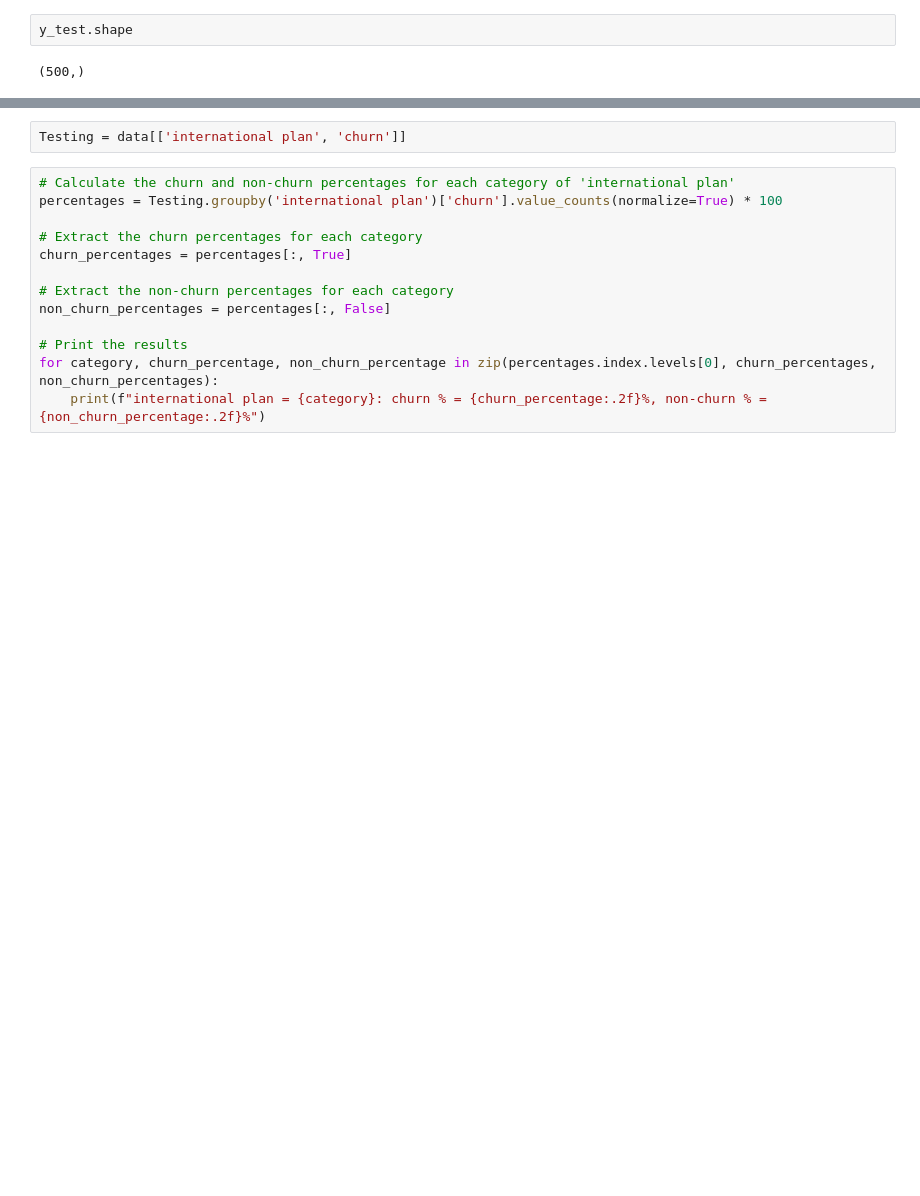
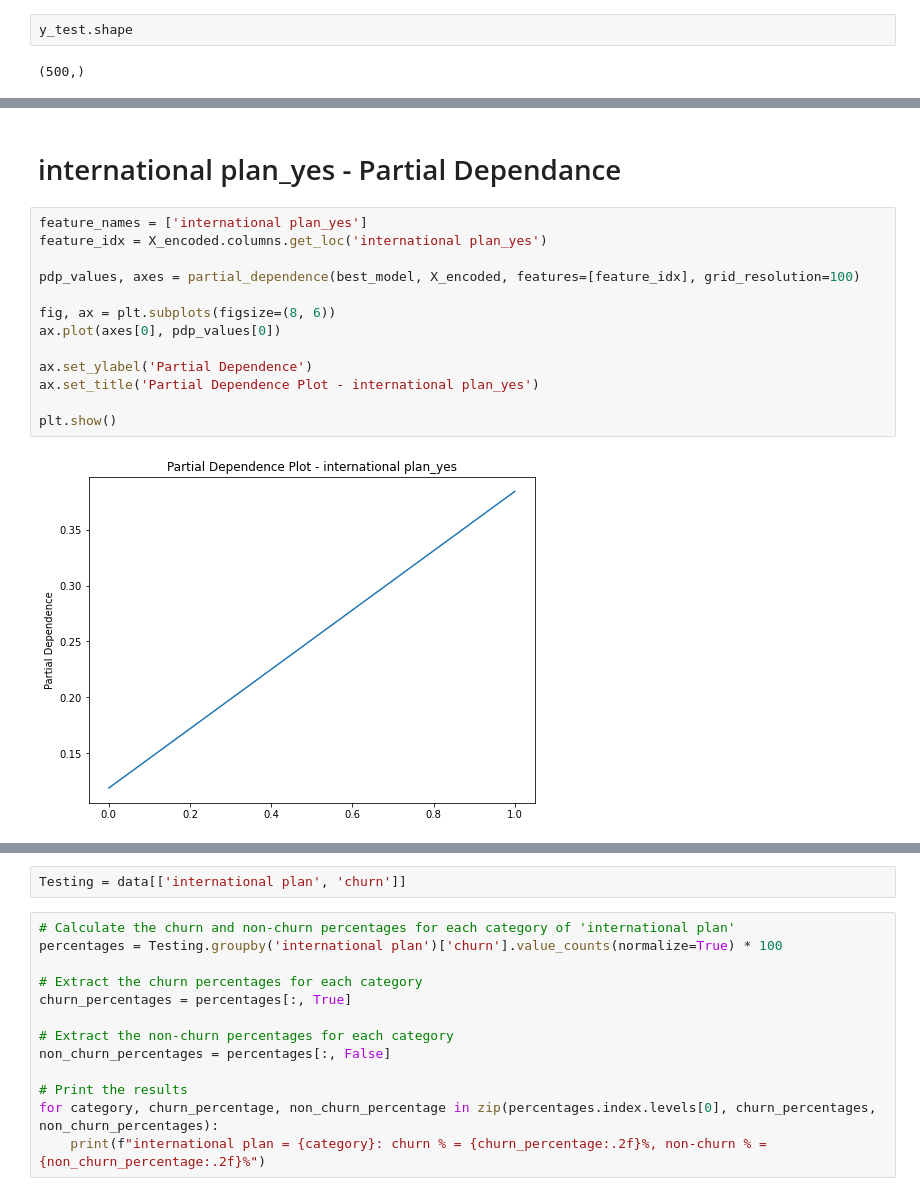
Before and after one commit to SeanE09/FPandA_Churn_Model, a Jupyter notebook: Dec Tree File (Advanced and Final) 6.1.2023-Copy1 ^^^USE THIS^^^.ipynb, the cells around one changed output, grey strips where cells are left out. Cells and saved outputs as stored; diff of their text form; blank space fills up the shorter version.

```diff
--- a/Dec Tree File (Advanced and Final) 6.1.2023-Copy1 ^^^USE THIS^^^.ipynb
+++ b/Dec Tree File (Advanced and Final) 6.1.2023-Copy1 ^^^USE THIS^^^.ipynb
@@ -379,0 +386,17 @@ plt.show()
+# %% [markdown]
+# international plan_yes - Partial Dependance
+# %%
+feature_names = ['international plan_yes']
+feature_idx = X_encoded.columns.get_loc('international plan_yes')
+
+pdp_values, axes = partial_dependence(best_model, X_encoded, features=[feature_idx], grid_resolution=100)
+
+fig, ax = plt.subplots(figsize=(8, 6))
+ax.plot(axes[0], pdp_values[0])
+
+ax.set_ylabel('Partial Dependence')
+ax.set_title('Partial Dependence Plot - international plan_yes')
+
+plt.show()
+# %% [output]
+[figure, added]
```
Also changed, not shown: parts of 23 cells of this notebook, 1 other file.
